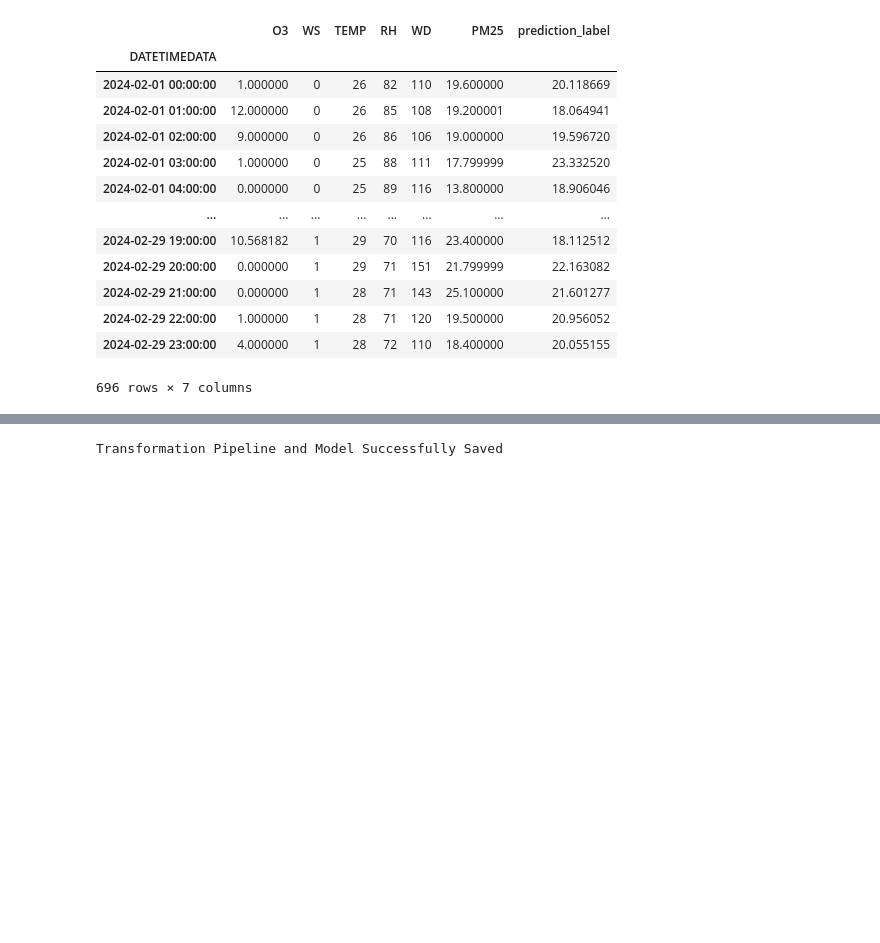
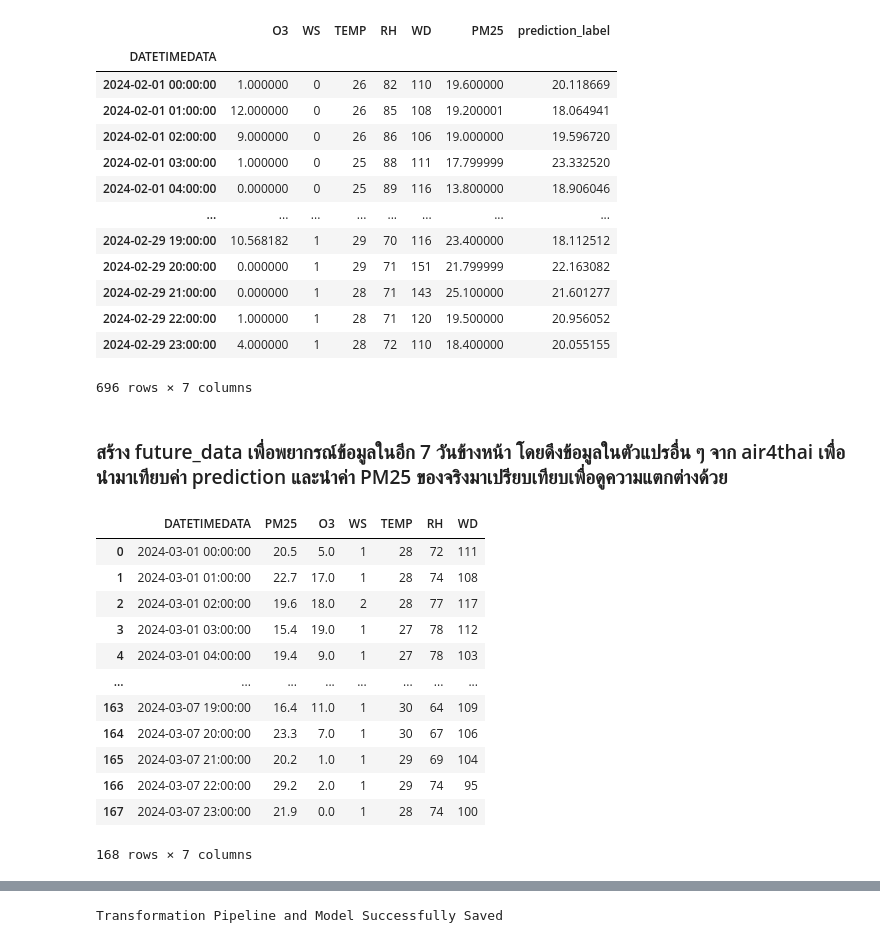
Before and after one commit to Pikcolo/team_project, a Jupyter notebook: model_pm25_regression_real.ipynb, the cells around one changed output, grey strips where cells are left out. Cells and saved outputs as stored; diff of their text form; code cells hidden in the pictures; blank space fills up the shorter version.

```diff
--- a/model_pm25_regression_real.ipynb
+++ b/model_pm25_regression_real.ipynb
@@ -273,3 +285,23 @@ predictions_final
 # %%
 fig = px.line(predictions_final, x=predictions_final.index, y=['PM25','prediction_label'], template = 'plotly_dark', title='PM25 vs Prediction Label')
 fig.show()
+# %% [markdown]
+### สร้าง future_data เพื่อพยากรณ์ข้อมูลในอีก 7 วันข้างหน้า โดยดึงข้อมูลในตัวแปรอื่น ๆ จาก air4thai เพื่อนำมาเทียบค่า prediction และนำค่า PM25 ของจริงมาเปรียบเทียบเพื่อดูความแตกต่างด้วย
+# %%
+future_data = pd.read_csv('air4thai_44t_2024-03-01_2024-03-07.csv')
+del future_data['Unnamed: 0']
+future_data
+# %% [output]
+|  | DATETIMEDATA | PM25 | O3 | WS | TEMP | RH | WD |
+| 0 | 2024-03-01 00:00:00 | 20.5 | 5.0 | 1 | 28 | 72 | 111 |
+| 1 | 2024-03-01 01:00:00 | 22.7 | 17.0 | 1 | 28 | 74 | 108 |
+| 2 | 2024-03-01 02:00:00 | 19.6 | 18.0 | 2 | 28 | 77 | 117 |
+| 3 | 2024-03-01 03:00:00 | 15.4 | 19.0 | 1 | 27 | 78 | 112 |
+| 4 | 2024-03-01 04:00:00 | 19.4 | 9.0 | 1 | 27 | 78 | 103 |
+| ... | ... | ... | ... | ... | ... | ... | ... |
+| 163 | 2024-03-07 19:00:00 | 16.4 | 11.0 | 1 | 30 | 64 | 109 |
+| 164 | 2024-03-07 20:00:00 | 23.3 | 7.0 | 1 | 30 | 67 | 106 |
+| 165 | 2024-03-07 21:00:00 | 20.2 | 1.0 | 1 | 29 | 69 | 104 |
+| 166 | 2024-03-07 22:00:00 | 29.2 | 2.0 | 1 | 29 | 74 | 95 |
+| 167 | 2024-03-07 23:00:00 | 21.9 | 0.0 | 1 | 28 | 74 | 100 |
+168 rows × 7 columns
```
Also changed, not shown: parts of 16 cells of this notebook.
